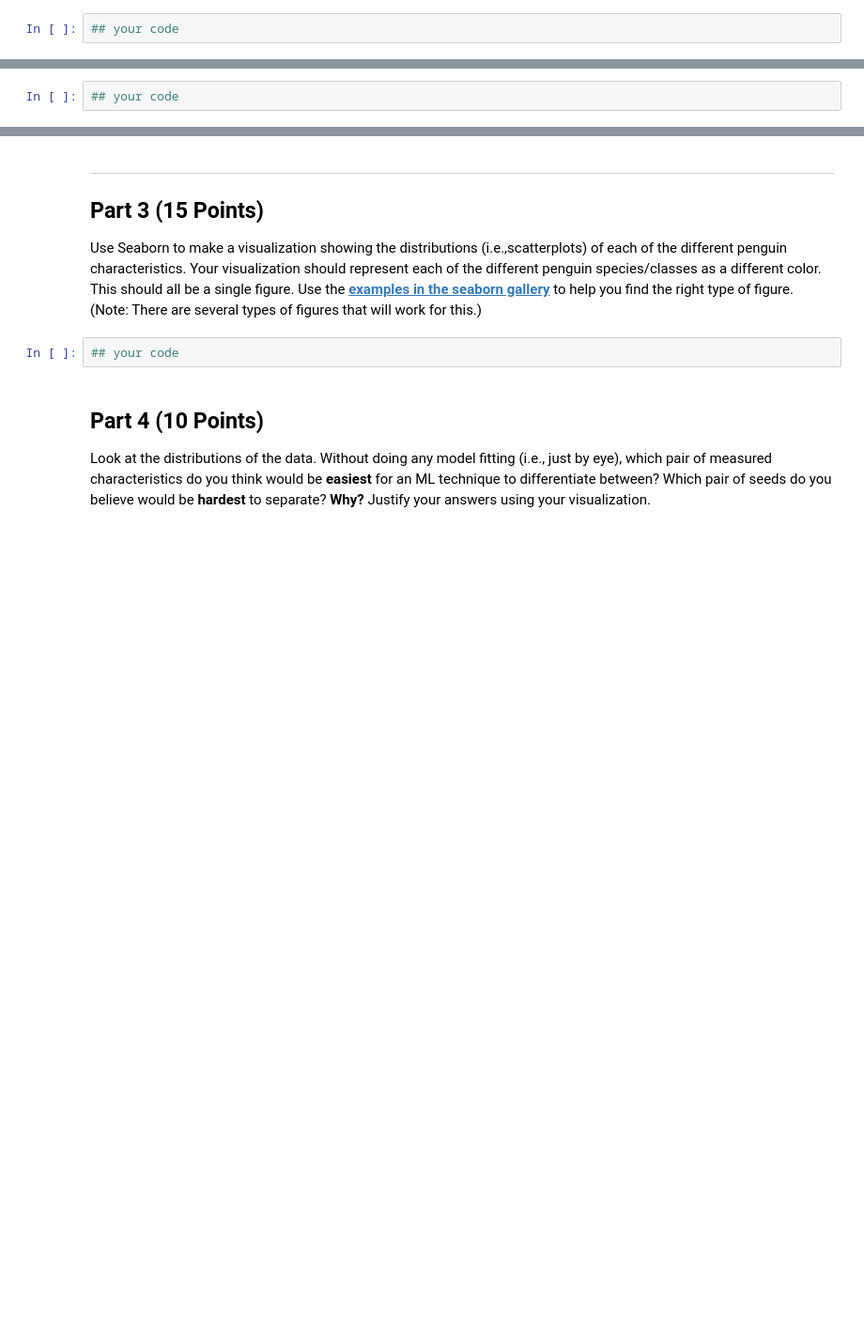
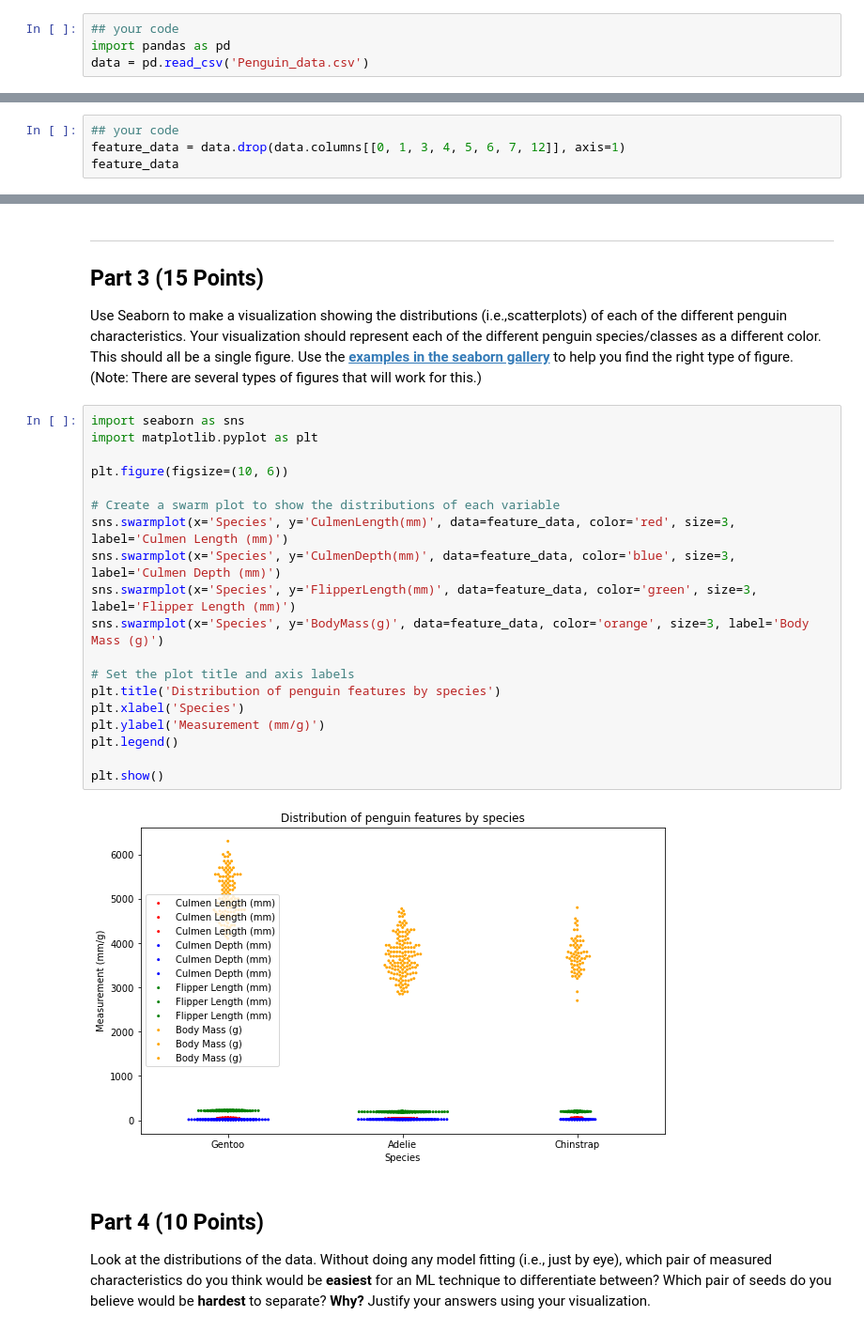
Before and after one commit to nikzuhairah/cmse202-s23-turnin, a Jupyter notebook: final/CMSE202-Final-Section001-STUDENT.ipynb, the cells around one changed output, grey strips where cells are left out. Shown at 94% size. Saved outputs shown, nothing was run; the diff lists cells and outputs as text; blank space fills up the shorter version.

```diff
--- a/final/CMSE202-Final-Section001-STUDENT.ipynb
+++ b/final/CMSE202-Final-Section001-STUDENT.ipynb
@@ -71,6 +71,8 @@ To get started, let’s grab the dataset we’ll be working with.
 `https://raw.githubusercontent.com/huichiayu/cmse_202_802/main/data/Penguin_data.csv`
 # %%
 ## your code
+import pandas as pd
+data = pd.read_csv('Penguin_data.csv')
 # %% [markdown]
 **(3 pt) Import the dataset in the cell below.** Examine the data and see what features are in the data.
 # %%
@@ -79,3 +89,5 @@ To get started, let’s grab the dataset we’ll be working with.
 **(5 pt) Now let's extract the useful data for classification.** Create a new data frame that contains only culmen lenth, culmen depth, flipper length, body mass, and species.
 # %%
 ## your code
+feature_data = data.drop(data.columns[[0, 1, 3, 4, 5, 6, 7, 12]], axis=1)
+feature_data
@@ -84,8 +110,27 @@ To get started, let’s grab the dataset we’ll be working with.
 ## Part 3 (15 Points)
 
 Use Seaborn to make a visualization showing the distributions (i.e.,scatterplots) of each of the different penguin characteristics. Your visualization should represent each of the different penguin species/classes as a different color. This should all be a single figure. Use the [**examples in the seaborn gallery**](https://seaborn.pydata.org/examples/index.html) to help you find the right type of figure. (Note: There are several types of figures that will work for this.)
-# %%
-## your code
+# %%
+import seaborn as sns
+import matplotlib.pyplot as plt
+
+plt.figure(figsize=(10, 6))
+
+# Create a swarm plot to show the distributions of each variable
+sns.swarmplot(x='Species', y='CulmenLength(mm)', data=feature_data, color='red', size=3, label='Culmen Length (mm)')
+sns.swarmplot(x='Species', y='CulmenDepth(mm)', data=feature_data, color='blue', size=3, label='Culmen Depth (mm)')
+sns.swarmplot(x='Species', y='FlipperLength(mm)', data=feature_data, color='green', size=3, label='Flipper Length (mm)')
+sns.swarmplot(x='Species', y='BodyMass(g)', data=feature_data, color='orange', size=3, label='Body Mass (g)')
+
+# Set the plot title and axis labels
+plt.title('Distribution of penguin features by species')
+plt.xlabel('Species')
+plt.ylabel('Measurement (mm/g)')
+plt.legend()
+
+plt.show()
+# %% [output]
+[figure, added]
 # %% [markdown]
 ## Part 4 (10 Points)
 
```
Also changed, not shown: parts of 3 cells of this notebook.
